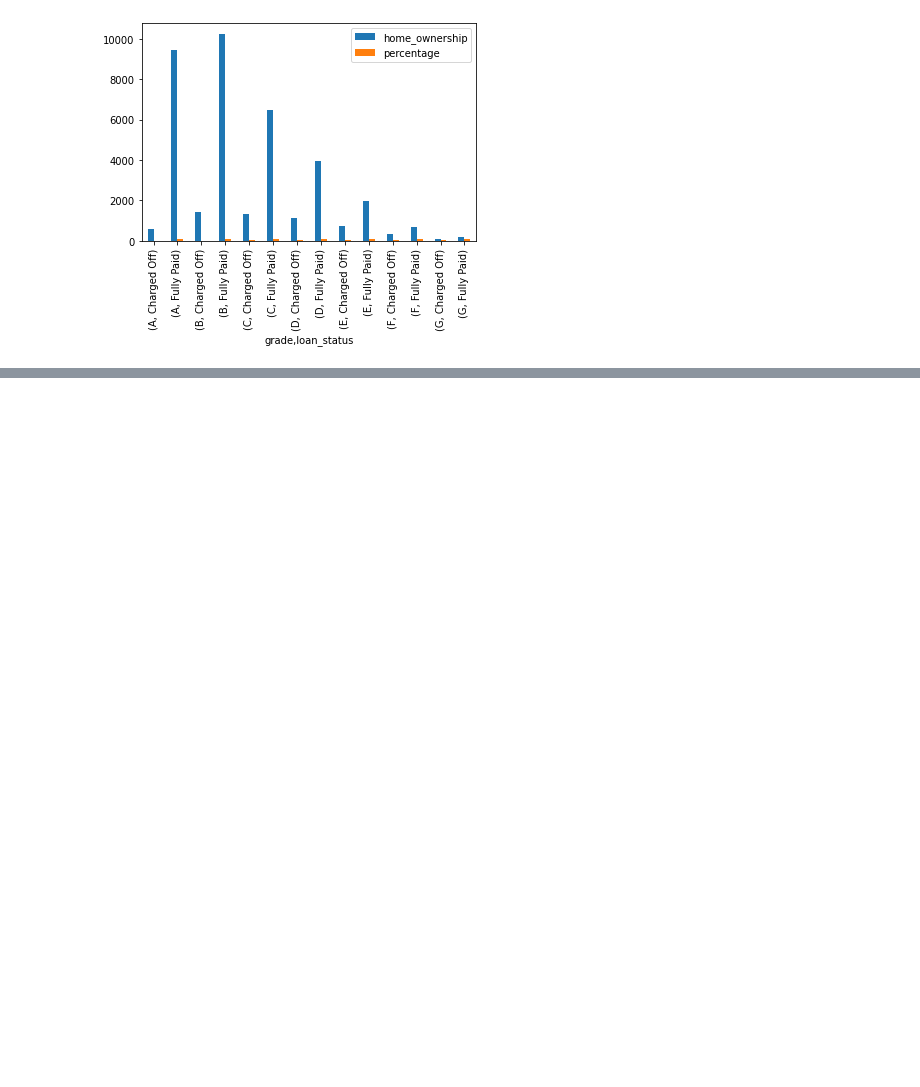
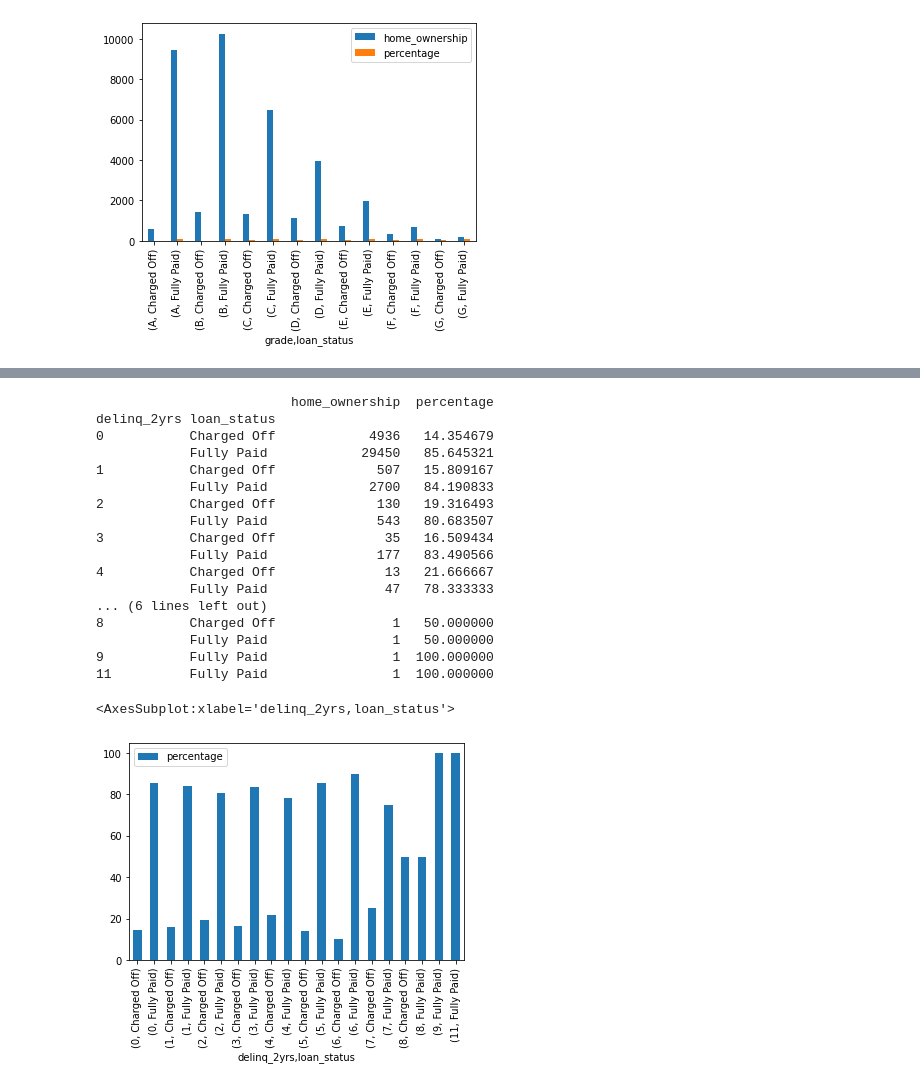
Before and after one commit to anandkeshri07/LendingClubCaseStudy, a Jupyter notebook: Anand_Kumar_Keshri.ipynb, the cells around one changed output, grey strips where cells are left out. Saved outputs shown, nothing was run; the diff lists cells and outputs as text; code cells hidden in the pictures; blank space fills up the shorter version.

Commit message:
Added the analysis with correlation

```diff
--- a/Anand_Kumar_Keshri.ipynb
+++ b/Anand_Kumar_Keshri.ipynb
@@ -310,0 +312,34 @@ WY         Charged Off               4    5.000000
+# %%
+#Analysis delinq_2yrs
+
+pivot_delinq_2yrs = loans.pivot_table(index =['delinq_2yrs','loan_status'],
+                       values =['home_ownership'], aggfunc ='count')
+
+
+pivot_delinq_2yrs['percentage'] = (pivot_delinq_2yrs.home_ownership / pivot_delinq_2yrs.groupby(level=0).home_ownership.transform(sum) * 100)
+
+
+print(pivot_delinq_2yrs)
+pivot_delinq_2yrs.plot.bar(y='percentage')
+
+#Conclusion - For more than 1 delinquency incidents there is clear indication of customer being charged off
+# %% [output]
+                         home_ownership  percentage
+delinq_2yrs loan_status
+0           Charged Off            4936   14.354679
+            Fully Paid            29450   85.645321
+1           Charged Off             507   15.809167
+            Fully Paid             2700   84.190833
+2           Charged Off             130   19.316493
+            Fully Paid              543   80.683507
+3           Charged Off              35   16.509434
+            Fully Paid              177   83.490566
+4           Charged Off              13   21.666667
+            Fully Paid               47   78.333333
+... (6 lines left out)
+8           Charged Off               1   50.000000
+            Fully Paid                1   50.000000
+9           Fully Paid                1  100.000000
+11          Fully Paid                1  100.000000
+<AxesSubplot:xlabel='delinq_2yrs,loan_status'>
+[figure, added]
```
Also changed, not shown: parts of 7 cells of this notebook.
